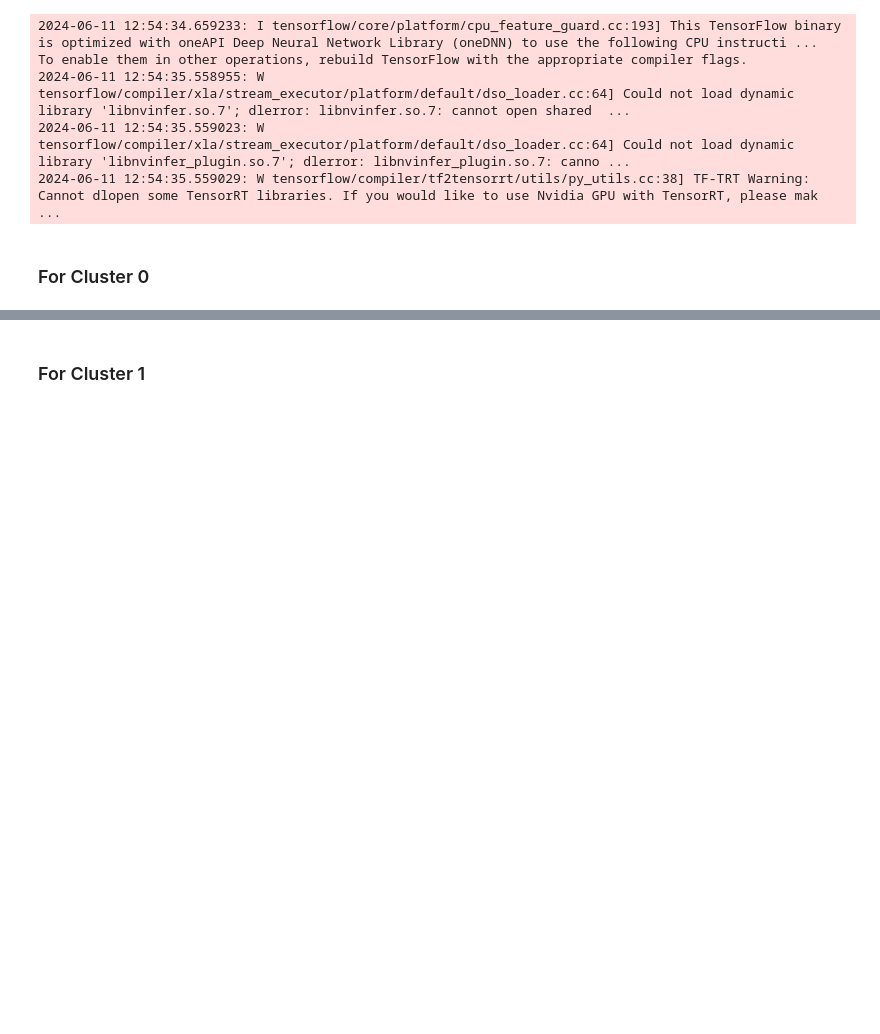
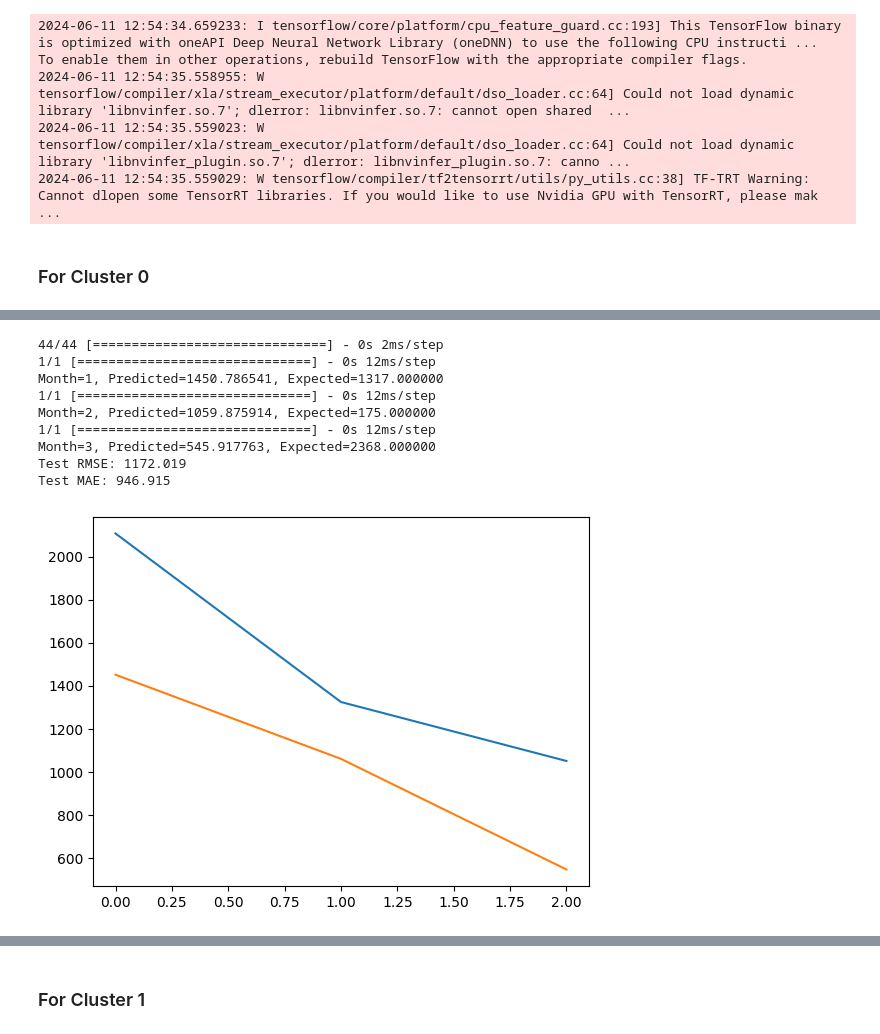
Before and after one commit to sam23121/energy_consumption, a Jupyter notebook: notebooks/final_time_series_with_LSTM2_single.ipynb, the cells around one changed output, grey strips where cells are left out. Cells and saved outputs as stored; diff of their text form; code cells hidden in the pictures; blank space fills up the shorter version.

```diff
--- a/notebooks/final_time_series_with_LSTM2_single.ipynb
+++ b/notebooks/final_time_series_with_LSTM2_single.ipynb
@@ -432,0 +207,13 @@ Test MAE: 1032.103
+# %%
+train(raw_values000)
+# %% [output]
+44/44 [==============================] - 0s 2ms/step
+1/1 [==============================] - 0s 12ms/step
+Month=1, Predicted=1450.786541, Expected=1317.000000
+1/1 [==============================] - 0s 12ms/step
+Month=2, Predicted=1059.875914, Expected=175.000000
+1/1 [==============================] - 0s 12ms/step
+Month=3, Predicted=545.917763, Expected=2368.000000
+Test RMSE: 1172.019
+Test MAE: 946.915
+[figure, added]
```
Also changed, not shown: parts of 35 cells of this notebook.
